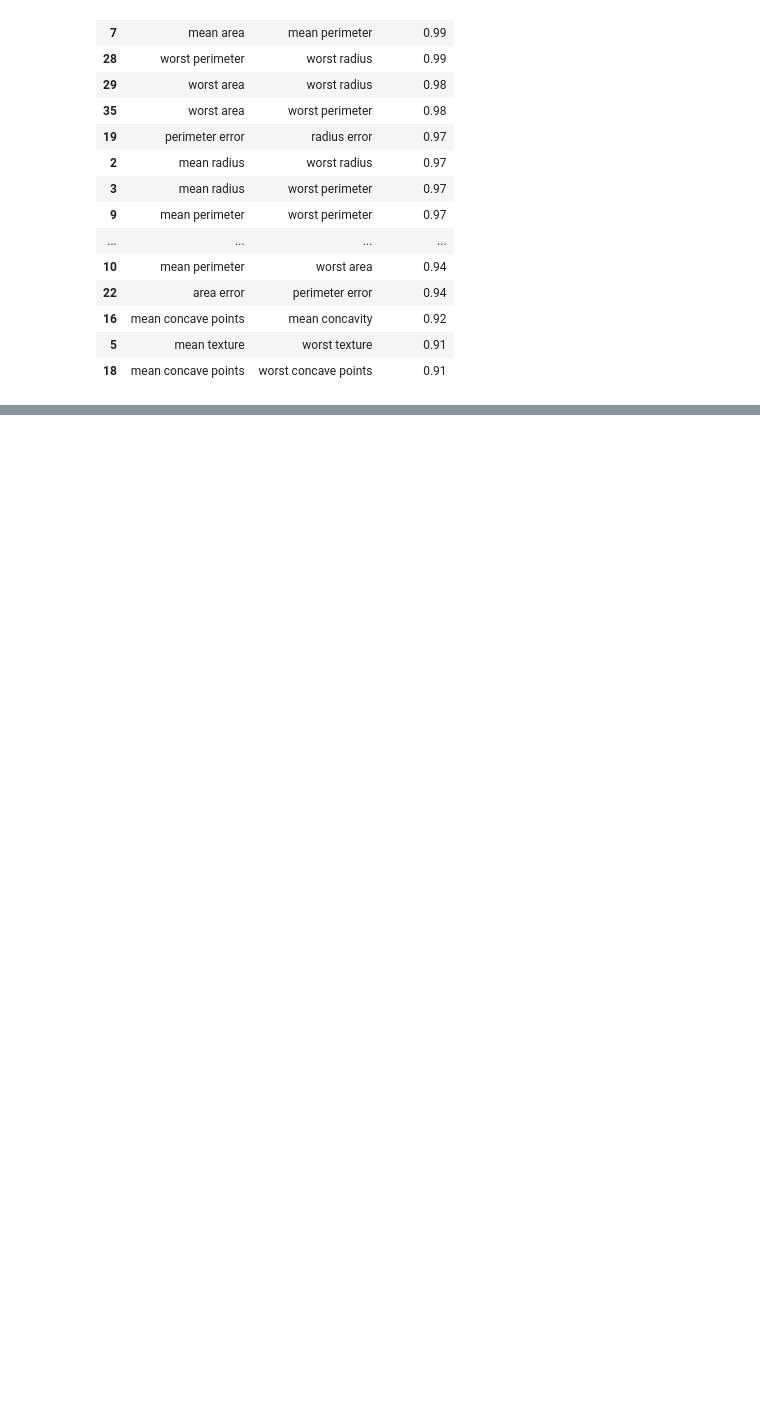
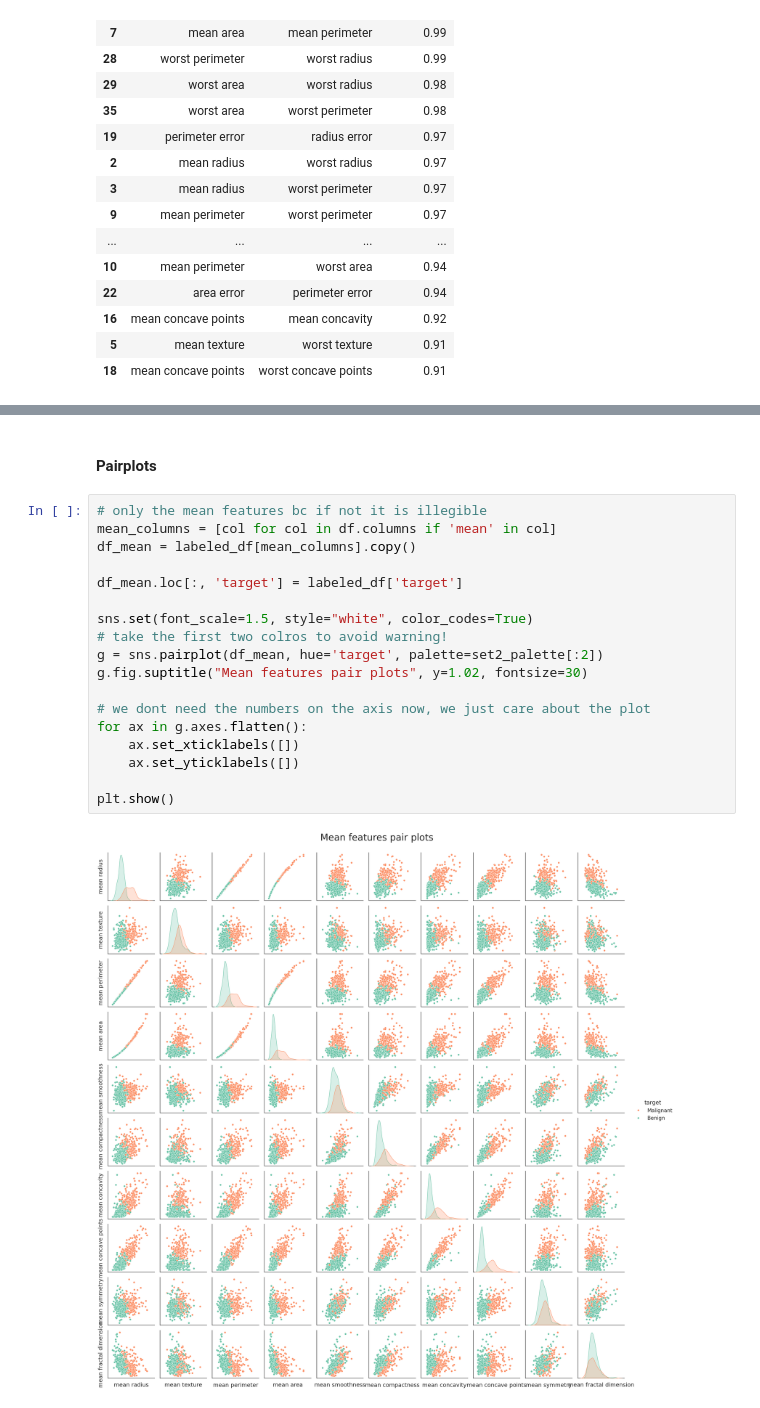
Before and after one commit to LittleHaku/BreastCancer-ClassifierAnalysis, a Jupyter notebook: BreastCancer_Classifier_Comparison.ipynb, the cells around one changed output, grey strips where cells are left out. Drawn from its saved outputs; the diff is of its cells as text; blank space fills up the shorter version.

Commit message:
pair plots

```diff
--- a/BreastCancer_Classifier_Comparison.ipynb
+++ b/BreastCancer_Classifier_Comparison.ipynb
@@ -223,0 +228,22 @@ high_corr
+# %% [markdown]
+#### Pairplots
+# %%
+# only the mean features bc if not it is illegible
+mean_columns = [col for col in df.columns if 'mean' in col]
+df_mean = labeled_df[mean_columns].copy()
+
+df_mean.loc[:, 'target'] = labeled_df['target']
+
+sns.set(font_scale=1.5, style="white", color_codes=True)
+# take the first two colros to avoid warning!
+g = sns.pairplot(df_mean, hue='target', palette=set2_palette[:2])
+g.fig.suptitle("Mean features pair plots", y=1.02, fontsize=30)
+
+# we dont need the numbers on the axis now, we just care about the plot
+for ax in g.axes.flatten():
+    ax.set_xticklabels([])
+    ax.set_yticklabels([])
+
+plt.show()
+# %% [output]
+[figure, added]
```
Also changed, not shown: parts of 2 cells of this notebook.
